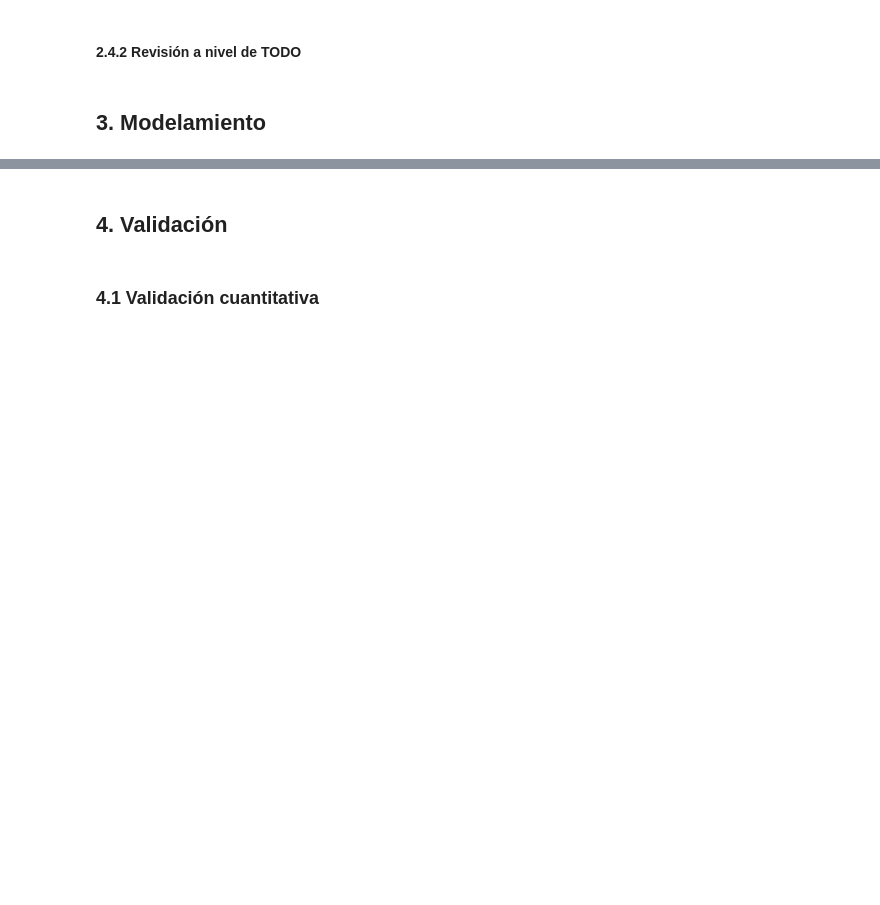
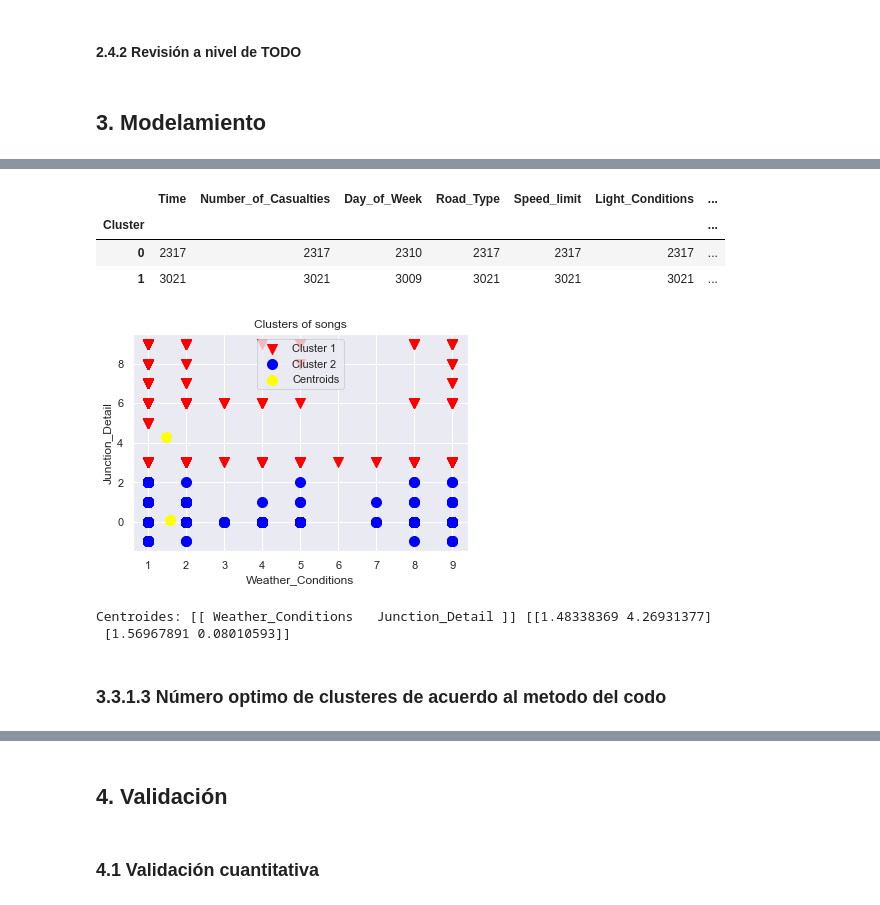
Before and after one commit to jjosorioc/ISIS3301-lab01-clustering, a Jupyter notebook: lab1.ipynb, the cells around one changed output, grey strips where cells are left out. Saved outputs shown, nothing was run; the diff lists cells and outputs as text; code cells hidden in the pictures; blank space fills up the shorter version.

```diff
--- a/lab1.ipynb
+++ b/lab1.ipynb
@@ -188,0 +215,3 @@ Para este caso, no importa si hay valores duplicados pues es posible que ocurra
+# %%
+cols_number=df_bicialpes[selected_cols].to_numpy() # convertimos las columnas seleccionadas a un arreglo de numpy
+cols_number
@@ -188,0 +237,28 @@ Para este caso, no importa si hay valores duplicados pues es posible que ocurra
+# %%
+# Revisar el número exacto de elementos por clúster y las variables utilizadas.
+df_bicialpes.groupby('Cluster').count()
+# %% [output]
+|  | Time | Number_of_Casualties | Day_of_Week | Road_Type | Speed_limit | Light_Conditions | ... |
+| Cluster |  |  |  |  |  |  | ... |
+| 0 | 2317 | 2317 | 2310 | 2317 | 2317 | 2317 | ... |
+| 1 | 3021 | 3021 | 3009 | 3021 | 3021 | 3021 | ... |
+# %%
+# Ver gráficamente los elementos de los diferentes clúster
+plt.scatter(cols_number[kmeans.labels_ == 0, 0], cols_number[kmeans.labels_ == 0, 1], s = 100, marker='v', c = 'red', label = 'Cluster 1')
+plt.scatter(cols_number[kmeans.labels_ == 1, 0], cols_number[kmeans.labels_ == 1, 1], s = 100, marker='o', c = 'blue', label = 'Cluster 2')
+plt.scatter(kmeans.cluster_centers_[:, 0], kmeans.cluster_centers_[:, 1], s = 100, c = 'yellow', label = 'Centroids')
+plt.title('Clusters of songs')
+plt.xlabel(selected_cols[0])
+plt.ylabel(selected_cols[1])
+plt.legend()
+plt.show()
+# %% [output]
+[figure, added]
+# %%
+# Revisemos los valores de los centroides de los clústeres generados
+print('Centroides: [[',selected_cols[0], ' ' , selected_cols[1], ']]', kmeans.cluster_centers_)
+# %% [output]
+Centroides: [[ Weather_Conditions   Junction_Detail ]] [[1.48338369 4.26931377]
+ [1.56967891 0.08010593]]
+# %% [markdown]
+### 3.3.1.3 Número optimo de clusteres de acuerdo al metodo del codo
```
Also changed, not shown: parts of 18 cells of this notebook.
